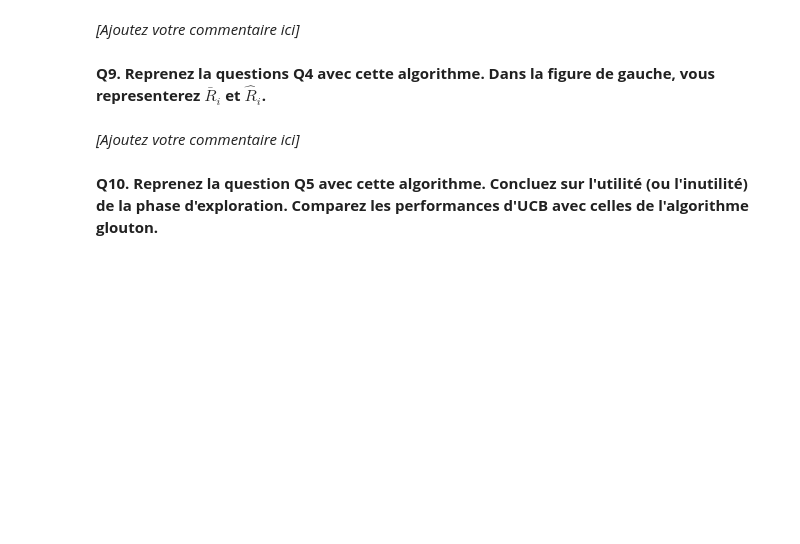
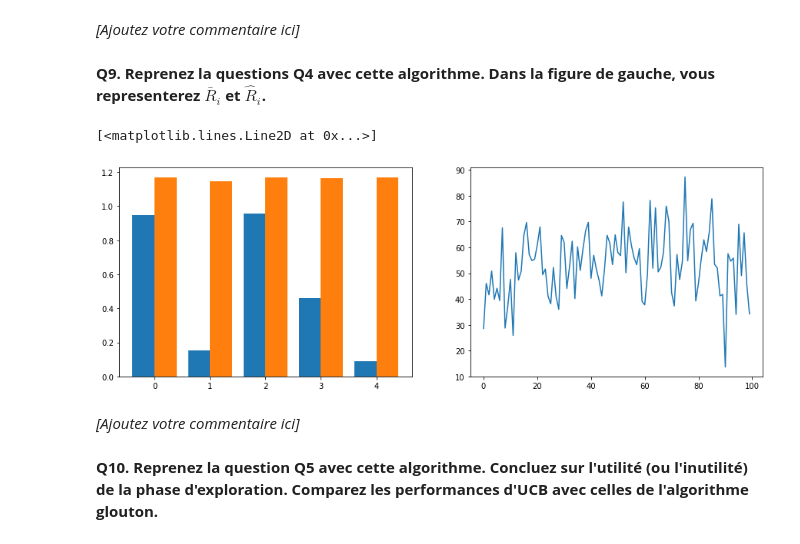
Before and after one commit to Miolith/reinforcement-learning, a Jupyter notebook: C1_TP_MAB1.ipynb, the cells around one changed output. Cells and saved outputs as stored; diff of their text form; code cells hidden in the pictures; blank space fills up the shorter version.

```diff
--- a/C1_TP_MAB1.ipynb
+++ b/C1_TP_MAB1.ipynb
@@ -484,10 +520,12 @@ avec $C=2$.
 
 **Q8. Implémentez la modification de cette algorithme. Conservez les deux phases exploration/exploitation décrites ci-dessus. En prenant les valeurs de $N$ et $M$ trouvées à la question Q5, quel regret obtenez-vous ? Faites l'expérience avec au moins 10 MAB différents (tous ayant 5 vaccins) afin de calculer la moyenne et l'écart-type du regret.**
 # %%
-MAB_100 = [generate_arms(5) for i in range(10)]
-N = 50
-M = 500
+MAB_100 = [generate_arms(5) for i in range(100)]
+N = 46
+M = 550
 n = N + M
+
+C = 2
 
 regret = torch.zeros(100)
 
@@ -500,7 +538,10 @@ for i, MAB in enumerate(MAB_100):
         T[vaccin] += 1
         reward[vaccin] += MAB[vaccin].sample(1).int().item()
 
-    best_vaccin = torch.argmax(reward / T)
+    R_i = reward / T
+    R_hat = R_i + torch.sqrt(C * np.log(n) / T)
+
+    best_vaccin = torch.argmax(R_hat)
     actual_best = torch.argmax(torch.tensor([v.immunity_rate for v in MAB]))
 
     # Exploitation
@@ -508,7 +549,10 @@ for i, MAB in enumerate(MAB_100):
     for k in range(M):
         reward[vaccin] += MAB[vaccin].sample(1).int().item()
         T[vaccin] += 1
-        vaccin = torch.argmax(reward / T)
+        R_i = reward / T
+
+        R_hat = R_i + torch.sqrt(C * np.log(n) / T)
+        vaccin = torch.argmax(R_hat)
 
 
     regret[i] = n*MAB[actual_best].immunity_rate - reward.sum()
@@ -516,6 +560,5 @@ for i, MAB in enumerate(MAB_100):
 regret_moyen = regret.mean()
 regret_ecart_type = torch.std(regret)
 
-
 print("L'espérance du regret vaut : %.4f" % regret_moyen)
 print("L'écart-type du regret vaut : %.4f" % regret_ecart_type)
@@ -523,6 +569,18 @@ print("L'écart-type du regret vaut : %.4f" % regret_ecart_type)
 *[Ajoutez votre commentaire ici]*
 # %% [markdown]
 **Q9. Reprenez la questions Q4 avec cette algorithme. Dans la figure de gauche, vous representerez $\bar{R}_i$ et $\hat{R}_i$.**
+# %%
+fig, (ax1, ax2) = plt.subplots(1, 2, figsize=(15, 5))
+
+X_axis = np.arange(5)
+
+ax1.bar(X_axis - 0.2 , R_i, 0.4, label = 'R_i')
+ax1.bar(X_axis + 0.2, R_hat, 0.4, label = 'R_hat')
+
+ax2.plot(regret)
+# %% [output]
+[<matplotlib.lines.Line2D at 0x...>]
+[figure, added]
 # %% [markdown]
 *[Ajoutez votre commentaire ici]*
 # %% [markdown]
```
Also changed, not shown: parts of 8 cells of this notebook.
